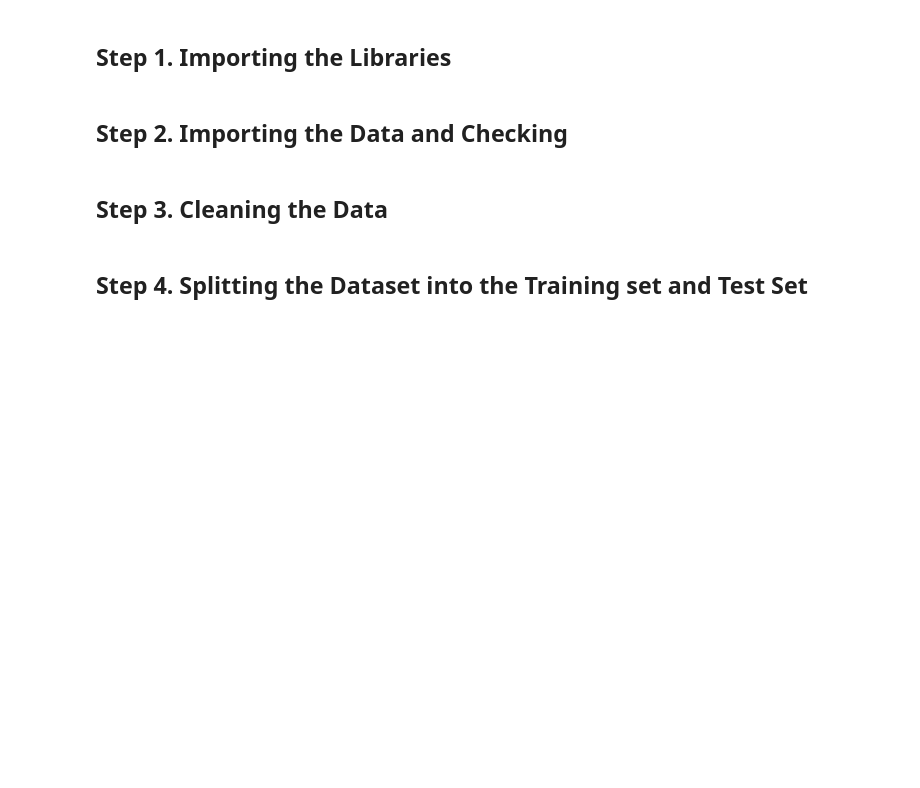
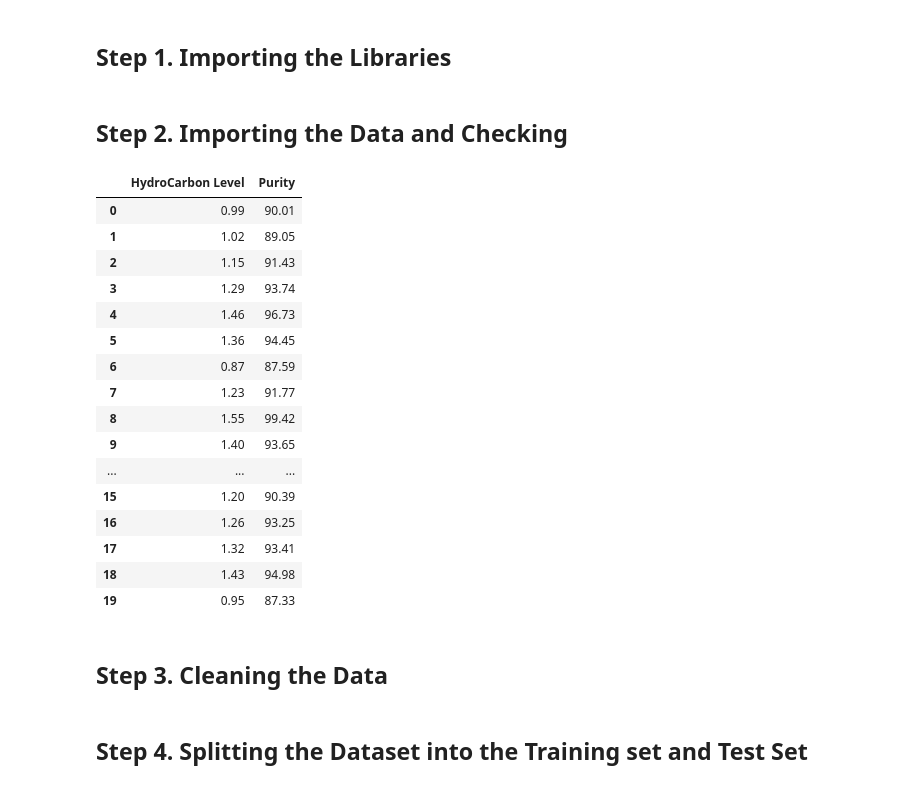
Before and after one commit to jtsang02/MANU-465, a Jupyter notebook: Practice Examples/02 Oxygen Purity/Oxygen Purity Model Template.ipynb, the cells around one changed output. Drawn from its saved outputs; the diff is of its cells as text; code cells hidden in the pictures; blank space fills up the shorter version.

```diff
--- a/Practice Examples/02 Oxygen Purity/Oxygen Purity Model Template.ipynb
+++ b/Practice Examples/02 Oxygen Purity/Oxygen Purity Model Template.ipynb
@@ -21,3 +19,23 @@ y = dataset.iloc[:, -1].values
+# %%
+dataset
+# %% [output]
+|  | HydroCarbon Level | Purity |
+| 0 | 0.99 | 90.01 |
+| 1 | 1.02 | 89.05 |
+| 2 | 1.15 | 91.43 |
+| 3 | 1.29 | 93.74 |
+| 4 | 1.46 | 96.73 |
+| 5 | 1.36 | 94.45 |
+| 6 | 0.87 | 87.59 |
+| 7 | 1.23 | 91.77 |
+| 8 | 1.55 | 99.42 |
+| 9 | 1.40 | 93.65 |
+| ... | ... | ... |
+| 15 | 1.20 | 90.39 |
+| 16 | 1.26 | 93.25 |
+| 17 | 1.32 | 93.41 |
+| 18 | 1.43 | 94.98 |
+| 19 | 0.95 | 87.33 |
 # %% [markdown]
 ## Step 3. Cleaning the Data
 # %%
```
Also changed, not shown: parts of 8 cells of this notebook, 2 other files.
